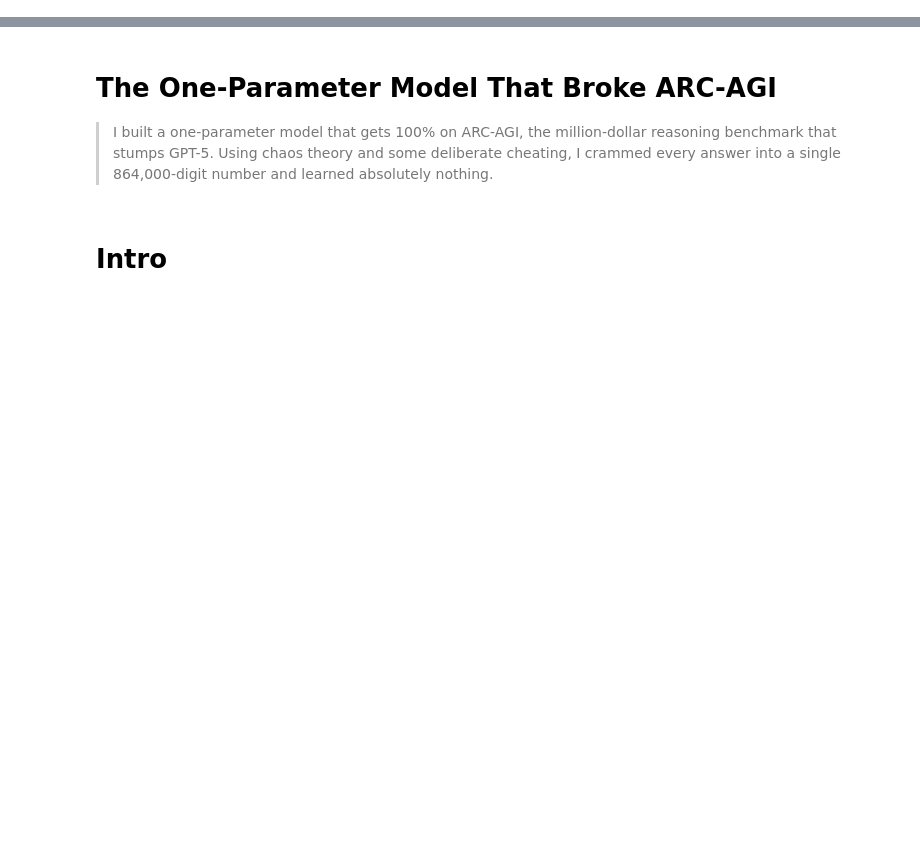
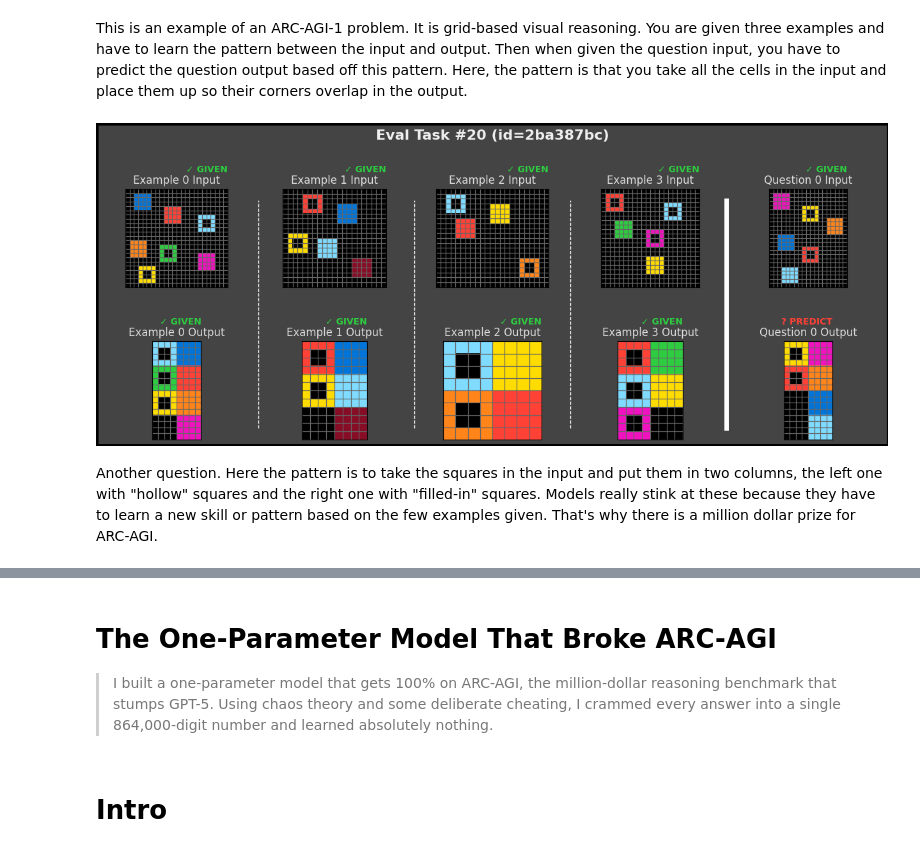
Before and after one commit to eitanturok/one-parameter-model, a Jupyter notebook: src/arc-agi2/blog.ipynb, the cells around one changed output, grey strips where cells are left out. Saved outputs shown, nothing was run; the diff lists cells and outputs as text; code cells hidden in the pictures; blank space fills up the shorter version.

```diff
--- a/src/arc-agi2/blog.ipynb
+++ b/src/arc-agi2/blog.ipynb
@@ -0,0 +15,7 @@
+# %%
+with open("../../alpha_arc_agi_1.json", "r") as f: data = json.load(f)
+alpha = gmpy2.mpfr(data['value'], precision=data['precision'])
+precision = alpha.precision
+
+print(f'alpha={str(alpha)}')
+print(f'tau={precision}')
@@ -0,0 +97,2 @@
+# %%
+ds = load_dataset("eturok/arc-agi2")
@@ -0,0 +104,9 @@
+# %% [markdown]
+This is an example of an ARC-AGI-1 problem. It is grid-based visual reasoning. You are given three examples and have to learn the pattern between the input and output. Then when given the question input, you have to predict the question output based off this pattern. Here, the pattern is that you take all the cells in the input and place them up so their corners overlap in the output.
+# %%
+split, idx = "eval", 20
+display_task(ds, split, idx)
+# %% [output]
+[figure, added]
+# %% [markdown]
+Another question. Here the pattern is to take the squares in the input and put them in two columns, the left one with "hollow" squares and the right one with "filled-in" squares. Models really stink at these because they have to learn a new skill or pattern based on the few examples given. That's why there is a million dollar prize for ARC-AGI.
```
Also changed, not shown: parts of 27 cells of this notebook.
